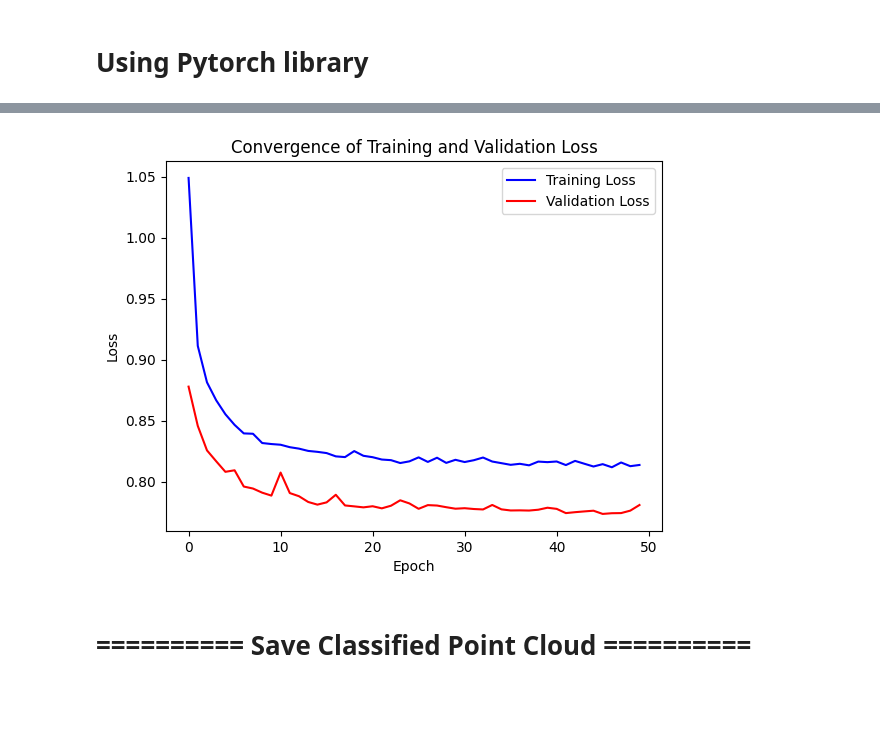
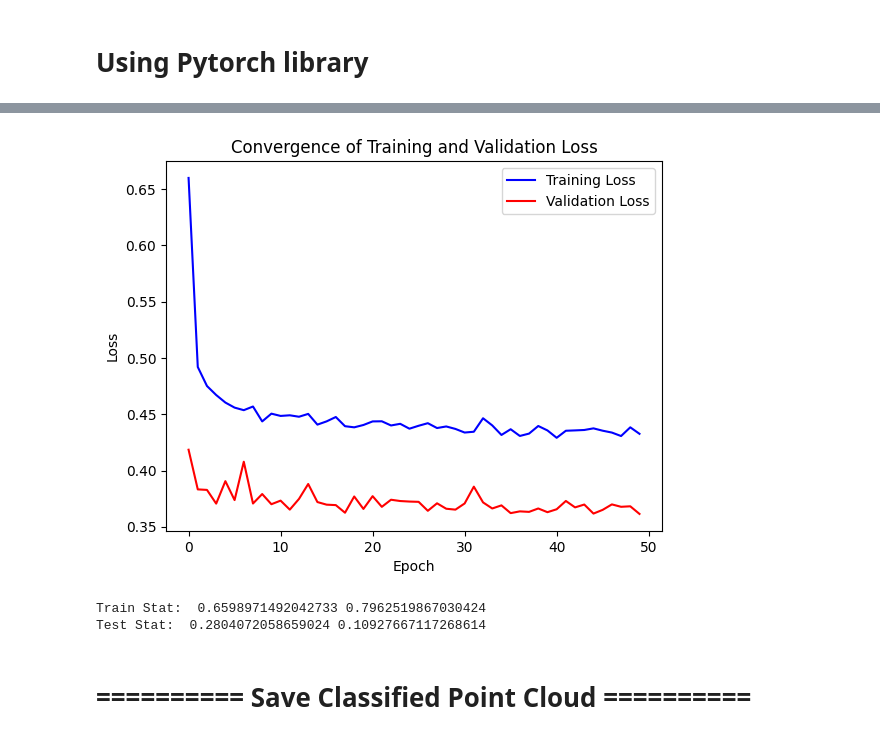
Before and after one commit to doubletran/PointCloudML, a Jupyter notebook: NeuralNetwork_Pytorch_Sklearn.ipynb, the cells around one changed output, grey strips where cells are left out. Drawn from its saved outputs; the diff is of its cells as text; code cells hidden in the pictures; blank space fills up the shorter version.

```diff
--- a/NeuralNetwork_Pytorch_Sklearn.ipynb
+++ b/NeuralNetwork_Pytorch_Sklearn.ipynb
@@ -385,7 +425,7 @@ scaler = StandardScaler()
 
 X = scaler.fit_transform(X)
 # Train Test Split
-X_train, X_test, y_train, y_test = train_test_split(X,y , test_size=test_samples_size)
+X_train, X_val, y_train, y_val = train_test_split(X,y , test_size=test_samples_size)
 print("Train, Test were splitted successfully.")
 # %% [output]
 Train, Test were splitted successfully.
@@ -392,3 +438,26 @@ Train, Test were splitted successfully.
+# %%
+
+test_tree_df, _, _, _ = read_point_cloud("Test_Tree.las")
+test_car_df, _, _, _ = read_point_cloud("Test_Car.las")
+test_building_df, _, _, _ = read_point_cloud("Test_Building.las")
+test_ground_df, _, _, _ = read_point_cloud("Test_Ground.las")
+
+X_tree_test,_ = extract_feature(test_tree_df, n_radius)
+X_ground_test,_ = extract_feature(test_ground_df, n_radius)
+X_car_test,_ = extract_feature(test_car_df, n_radius)
+X_building_test,_ = extract_feature(test_building_df, n_radius)
+
+
+# =========================
+# Generate labels
+# =========================
+y_tree_test = np.ones(len(X_tree_test)) * 1        # trees
+y_ground_test = np.ones(len(X_ground_test)) * 0    # ground
+y_car_test = np.ones(len(X_car_test)) * 2          # cars
+y_building_test = np.ones(len(X_building_test)) * 3 # buildings
+X_test = np.vstack([X_tree_test,X_ground_test,X_car_test,X_building_test])
+X_test = scaler.fit_transform(X_test)
+y_test = np.concatenate([y_tree_test,y_ground_test, y_car_test, y_building_test])
 # %% [markdown]
 # Using Pytorch library
 # %%
@@ -408,15 +477,13 @@ torch.manual_seed(42)
 # Convert to PyTorch tensors
 X_train_torch = torch.tensor(X_train, dtype=torch.float32).to(device)
 y_train_torch = torch.tensor(y_train, dtype=torch.long).to(device)
+X_val_torch  = torch.tensor(X_val, dtype=torch.float32).to(device)
+# For full classification
+#X_all_torch   = torch.tensor(calssification_features.values, dtype=torch.float32).to(device)
 X_test_torch  = torch.tensor(X_test, dtype=torch.float32).to(device)
-# For full classification
-X_all_torch   = torch.tensor(calssification_features.values, dtype=torch.float32).to(device)
-
 # Define input and output dims
 input_dim = X_train_torch.shape[1]
 output_dim = len(np.unique(y_train))
-
-
 
 
 
@@ -436,7 +503,7 @@ model = nn.Sequential(
     nn.Dropout(dropout_rate),
     nn.Linear(neuron_layer_3, output_dim)
 ).to(device)
-optimizer = optim.Adam(model.parameters(), lr=0.01)
+optimizer = optim.Adam(model.parameters(), lr=0.1)
 criterion = nn.CrossEntropyLoss()
 
 
@@ -467,9 +534,9 @@ for epoch in range(max_iteration):
     # Validation
     model.eval()
     with torch.no_grad():
-        y_test_torch = torch.tensor(y_test, dtype=torch.long).to(device)
-        val_out = model(X_test_torch)
-        val_loss = criterion(val_out, y_test_torch)
+        y_val_torch = torch.tensor(y_val, dtype=torch.long).to(device)
+        val_out = model(X_val_torch)
+        val_loss = criterion(val_out, y_val_torch)
         val_loss_history.append(val_loss.item())
     print(f"Epoch {epoch+1}/{max_iteration}, Train Loss: {avg_loss:.4f}, Val Loss: {val_loss.item():.4f}")
 
@@ -504 +571 @@ Epoch 50/50, Train Loss: 0.8138, Val Loss: 0.7810
-[figure, old version]
+[figure, new version]
@@ -516,3 +572,25 @@ point_cloud_data_frame['classification_labels'] = all_labels
+# %%
+
+
+model.eval()
+from sklearn.metrics import f1_score, cohen_kappa_score
+
+with torch.no_grad():
+  train_out = model(X_train_torch)
+  train_labels = train_out.argmax(dim=1).cpu().numpy()  # shape: (N,)
+
+  test_out = model(X_test_torch)
+  test_labels = test_out.argmax(dim=1).cpu().numpy()
+
+train_f1 = f1_score(y_train, train_labels, average='macro')
+test_f1 = f1_score(y_test, test_labels, average='macro')
+train_kappa = cohen_kappa_score(y_train, train_labels)
+test_kappa = cohen_kappa_score(y_test, test_labels)
+print("Train Stat: ", train_f1, train_kappa)
+print("Test Stat: ", test_f1, test_kappa)
+# %% [output]
+Train Stat:  0.6598971492042733 0.7962519867030424
+Test Stat:  0.2804072058659024 0.10927667117268614
 # %% [markdown]
 # ========== Save Classified Point Cloud ==========
 # %%
```
Also changed, not shown: parts of 5 cells of this notebook.
